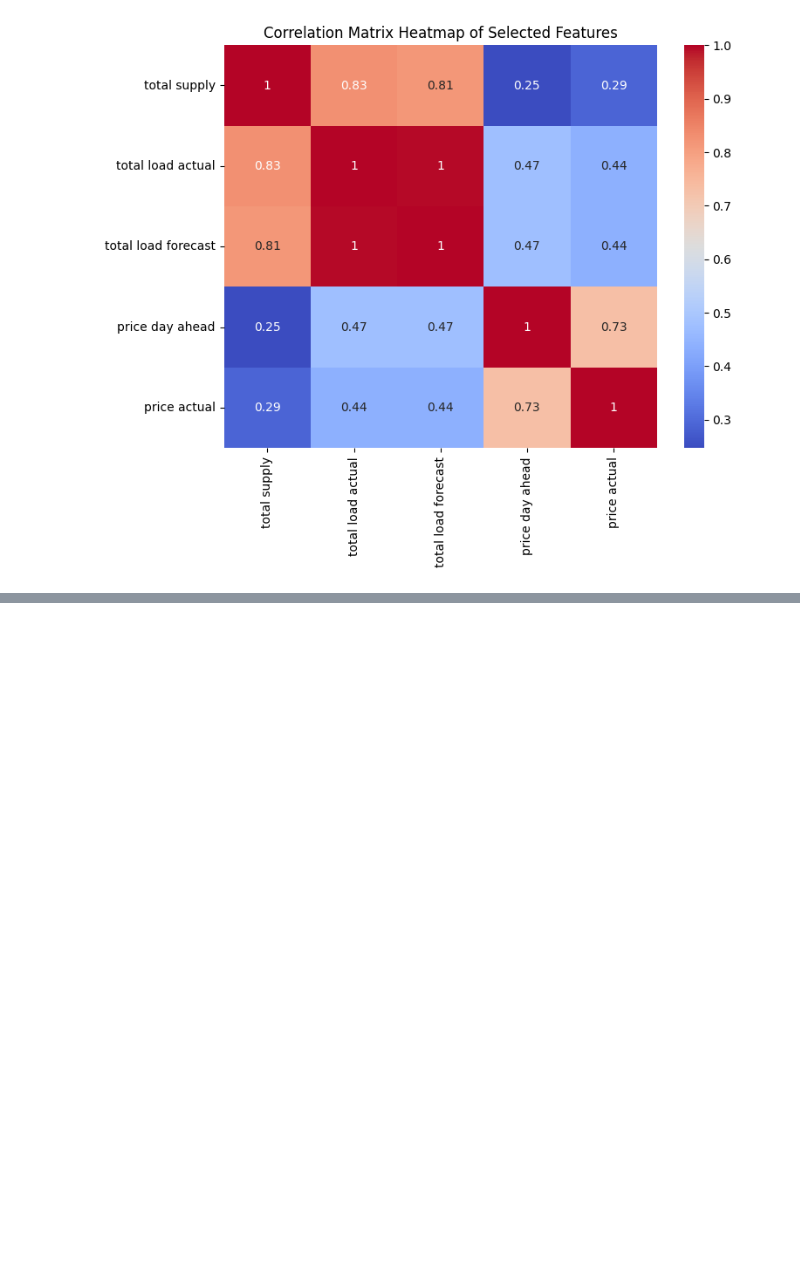
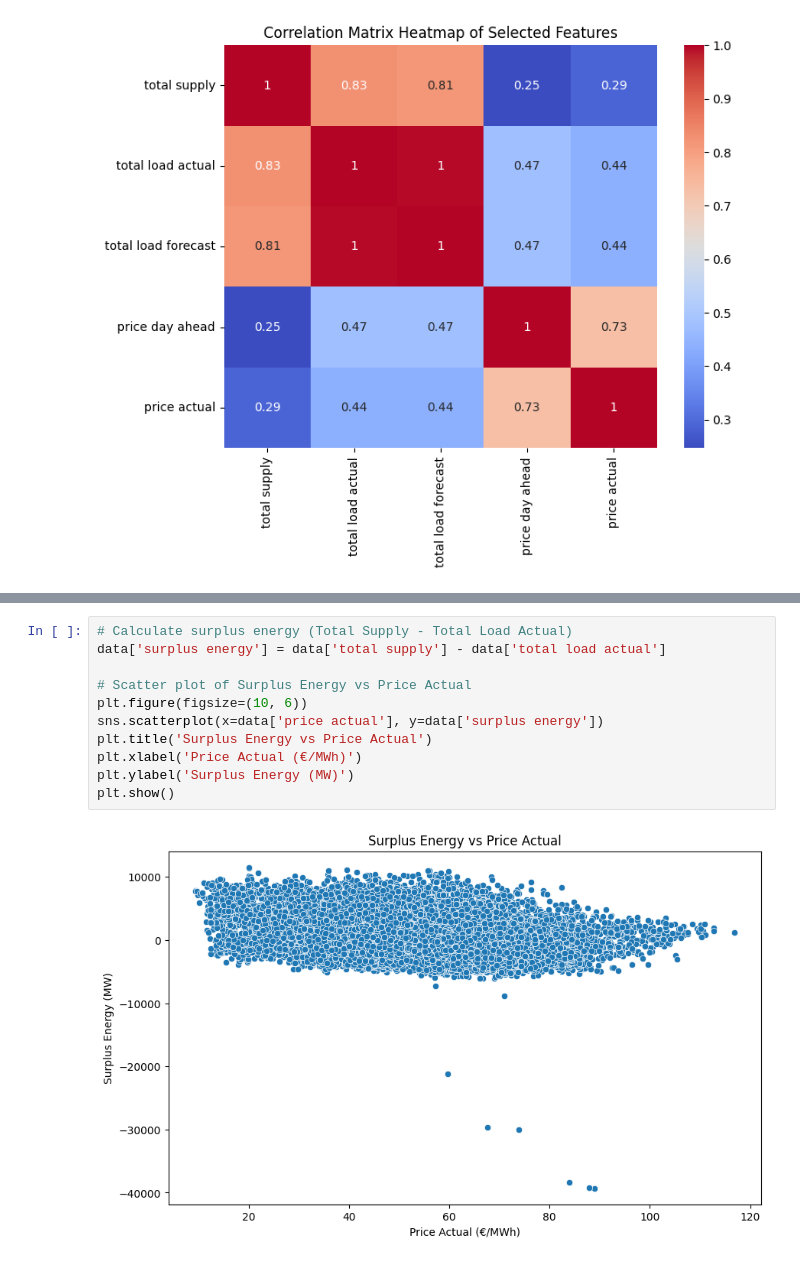
Before and after one commit to SheidaMajidi/energy_consumption, a Jupyter notebook: EDA/eda.ipynb, the cells around one changed output, grey strips where cells are left out. Saved outputs shown, nothing was run; the diff lists cells and outputs as text; blank space fills up the shorter version.

```diff
--- a/EDA/eda.ipynb
+++ b/EDA/eda.ipynb
@@ -296,0 +337,13 @@ plt.show()
+# %%
+# Calculate surplus energy (Total Supply - Total Load Actual)
+data['surplus energy'] = data['total supply'] - data['total load actual']
+
+# Scatter plot of Surplus Energy vs Price Actual
+plt.figure(figsize=(10, 6))
+sns.scatterplot(x=data['price actual'], y=data['surplus energy'])
+plt.title('Surplus Energy vs Price Actual')
+plt.xlabel('Price Actual (€/MWh)')
+plt.ylabel('Surplus Energy (MW)')
+plt.show()
+# %% [output]
+[figure, added]
```
Also changed, not shown: parts of 9 cells of this notebook.
